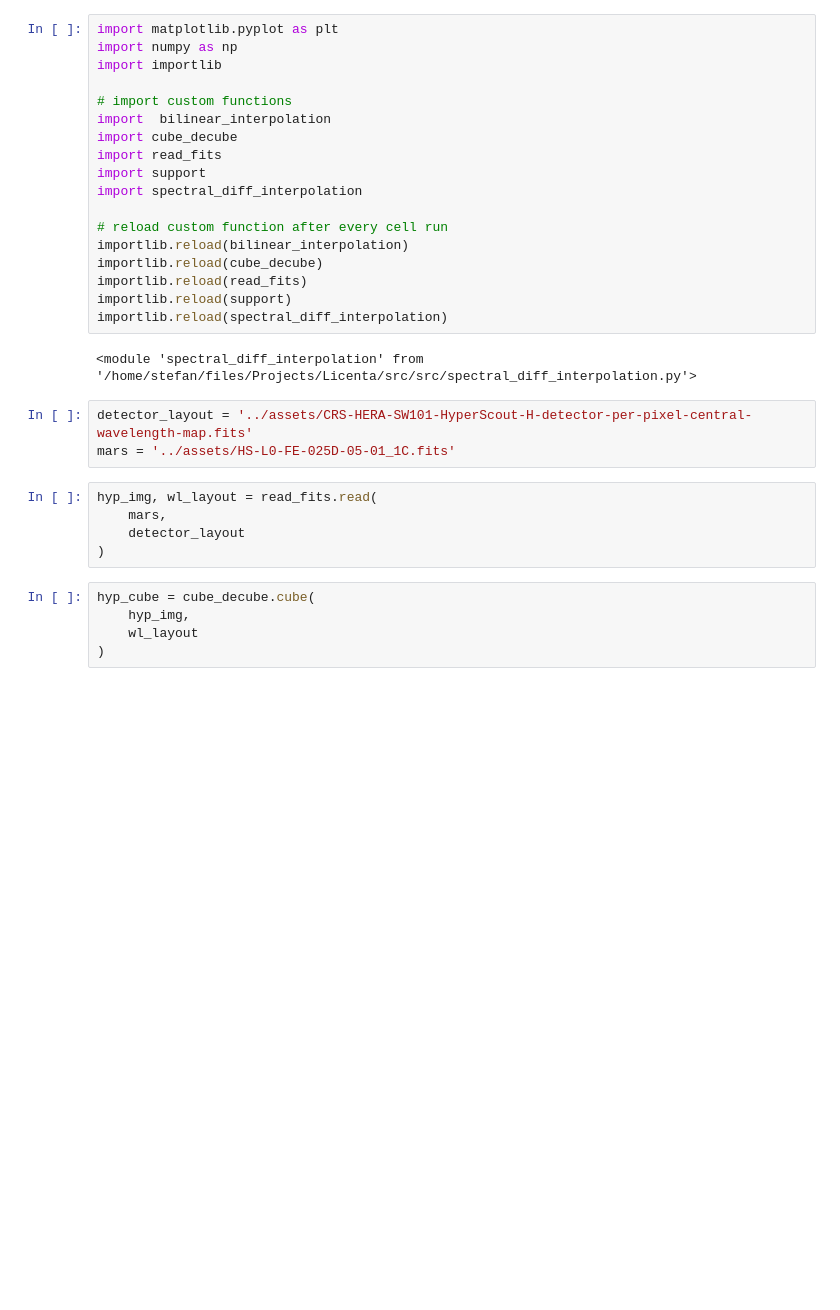
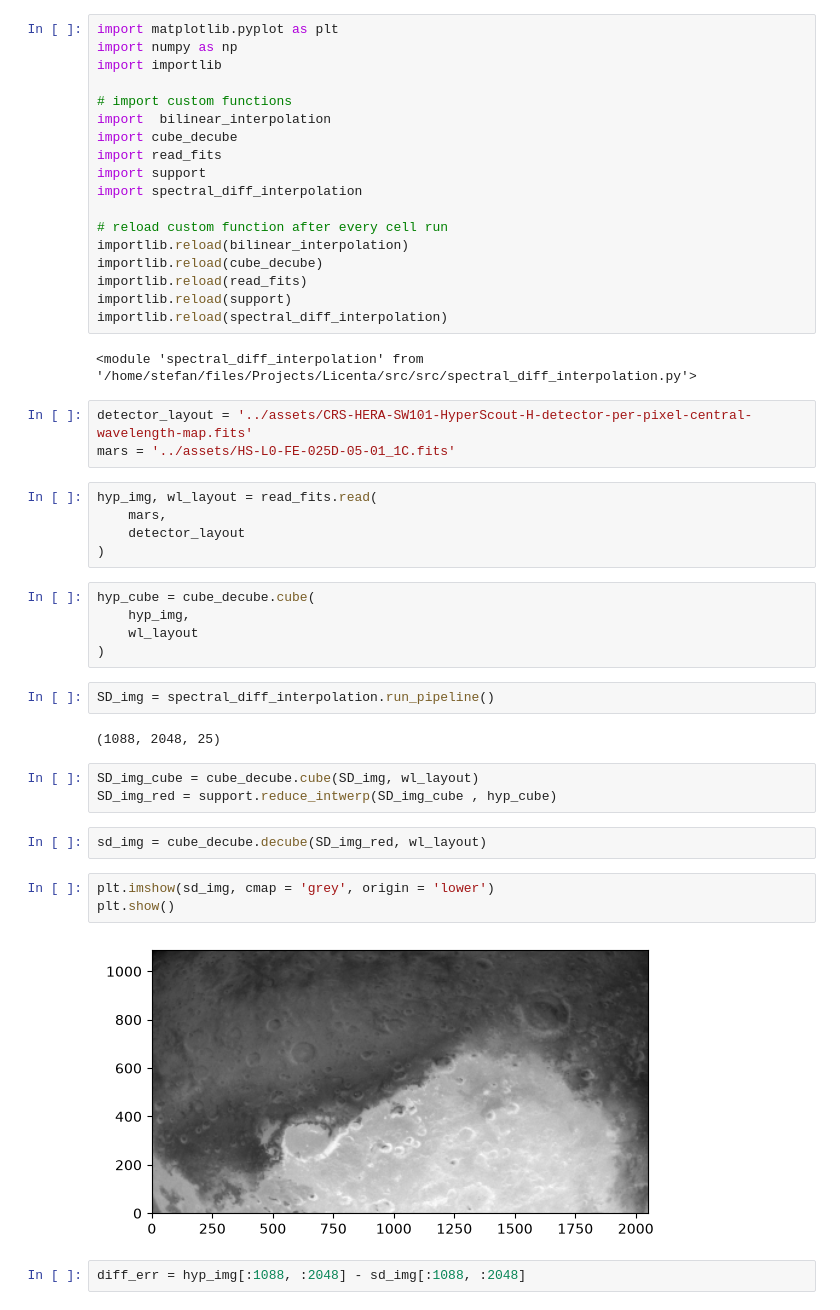
Before and after one commit to stefancristian236/weighted_bilinear_interpolation_iterative_spectral_diff_based_demosaicing_algos, a Jupyter notebook: src/test_SD.ipynb, the cells around one changed output. Saved outputs shown, nothing was run; the diff lists cells and outputs as text; blank space fills up the shorter version.

```diff
--- a/src/test_SD.ipynb
+++ b/src/test_SD.ipynb
@@ -31,3 +31,19 @@ hyp_cube = cube_decube.cube(
     hyp_img,
     wl_layout
 )
+# %%
+SD_img = spectral_diff_interpolation.run_pipeline()
+# %% [output]
+(1088, 2048, 25)
+# %%
+SD_img_cube = cube_decube.cube(SD_img, wl_layout)
+SD_img_red = support.reduce_intwerp(SD_img_cube , hyp_cube)
+# %%
+sd_img = cube_decube.decube(SD_img_red, wl_layout)
+# %%
+plt.imshow(sd_img, cmap = 'grey', origin = 'lower')
+plt.show()
+# %% [output]
+[figure, added]
+# %%
+diff_err = hyp_img[:1088, :2048] - sd_img[:1088, :2048]
```
Also changed, not shown: parts of 1 cell of this notebook, 1 other file.
